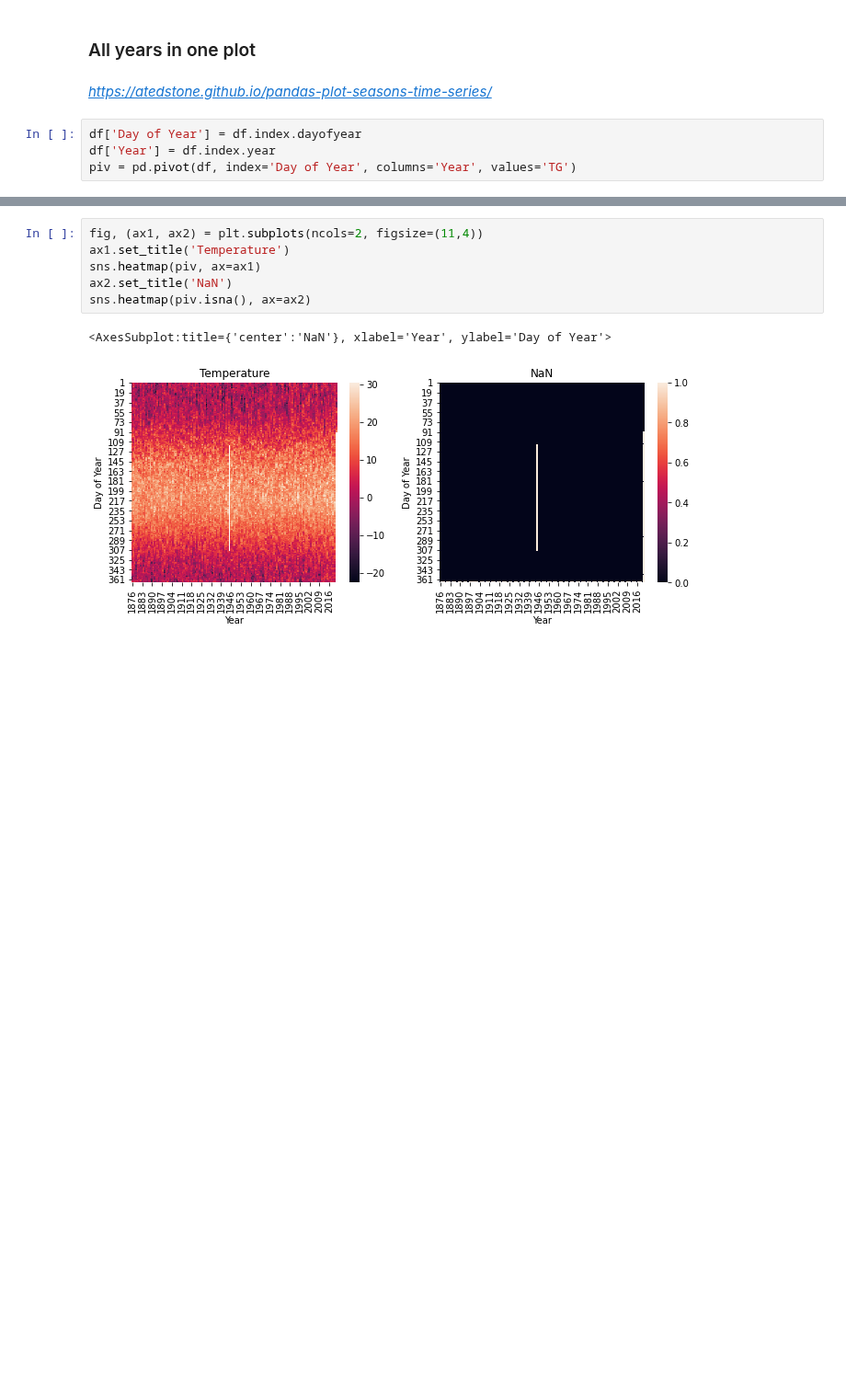
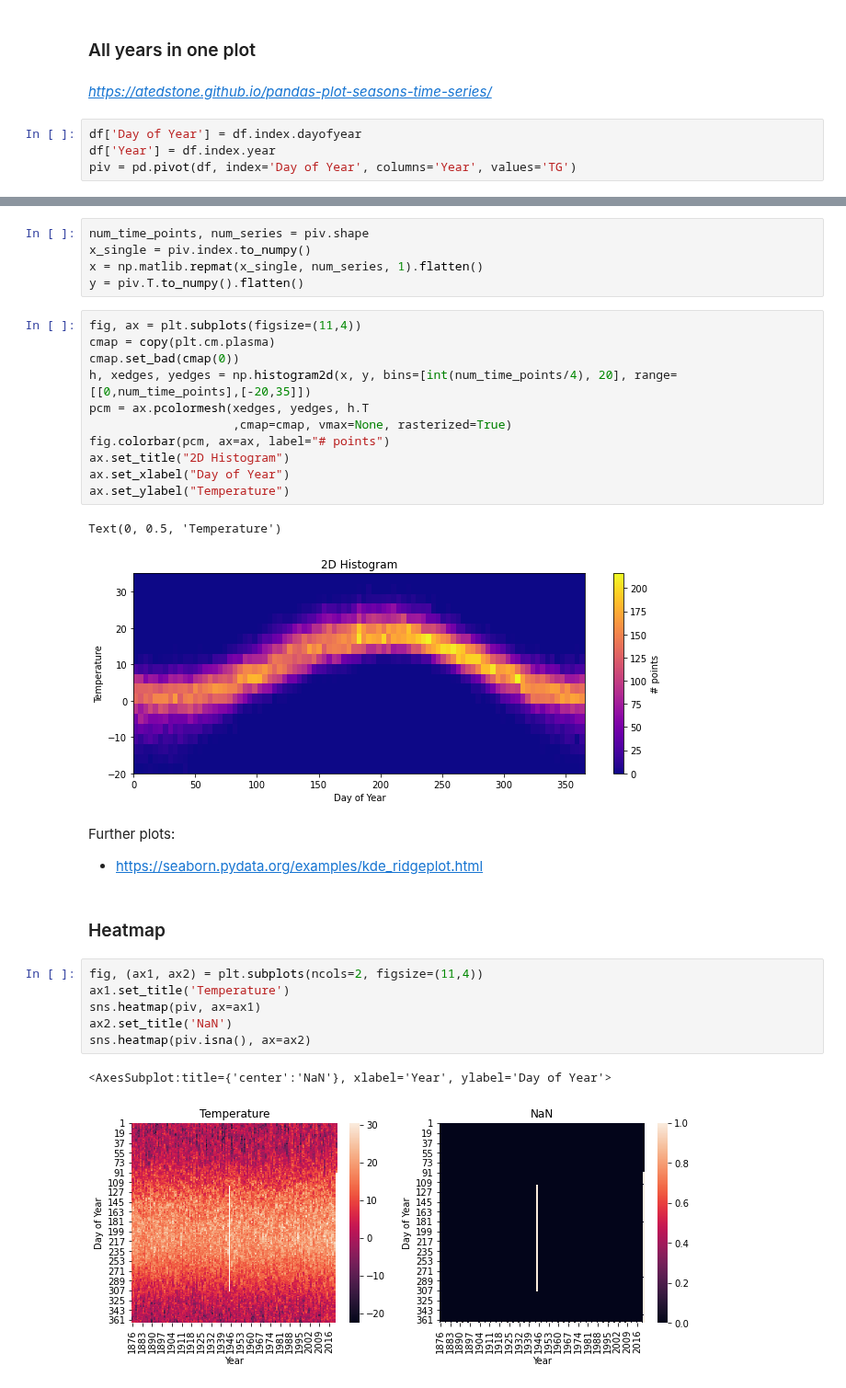
Before and after one commit to raphaelw/data-science-bootcamp, a Jupyter notebook: 07_week/exercises/time_series_weather.ipynb, the cells around one changed output, grey strips where cells are left out. Shown at 92% size. Saved outputs shown, nothing was run; the diff lists cells and outputs as text; blank space fills up the shorter version.

```diff
--- a/07_week/exercises/time_series_weather.ipynb
+++ b/07_week/exercises/time_series_weather.ipynb
@@ -64,3 +74,27 @@ piv.plot(c='white', alpha=0.1, ax=ax, legend=False)
+# %%
+num_time_points, num_series = piv.shape
+x_single = piv.index.to_numpy()
+x = np.matlib.repmat(x_single, num_series, 1).flatten()
+y = piv.T.to_numpy().flatten()
+# %%
+fig, ax = plt.subplots(figsize=(11,4))
+cmap = copy(plt.cm.plasma)
+cmap.set_bad(cmap(0))
+h, xedges, yedges = np.histogram2d(x, y, bins=[int(num_time_points/4), 20], range=[[0,num_time_points],[-20,35]])
+pcm = ax.pcolormesh(xedges, yedges, h.T
+                    ,cmap=cmap, vmax=None, rasterized=True)
+fig.colorbar(pcm, ax=ax, label="# points")
+ax.set_title("2D Histogram")
+ax.set_xlabel("Day of Year")
+ax.set_ylabel("Temperature")
+# %% [output]
+Text(0, 0.5, 'Temperature')
+[figure, added]
+# %% [markdown]
+Further plots:
+* https://seaborn.pydata.org/examples/kde_ridgeplot.html
+# %% [markdown]
+### Heatmap
 # %%
 fig, (ax1, ax2) = plt.subplots(ncols=2, figsize=(11,4))
 ax1.set_title('Temperature')
```
Also changed, not shown: parts of 6 cells of this notebook, 1 other file.
